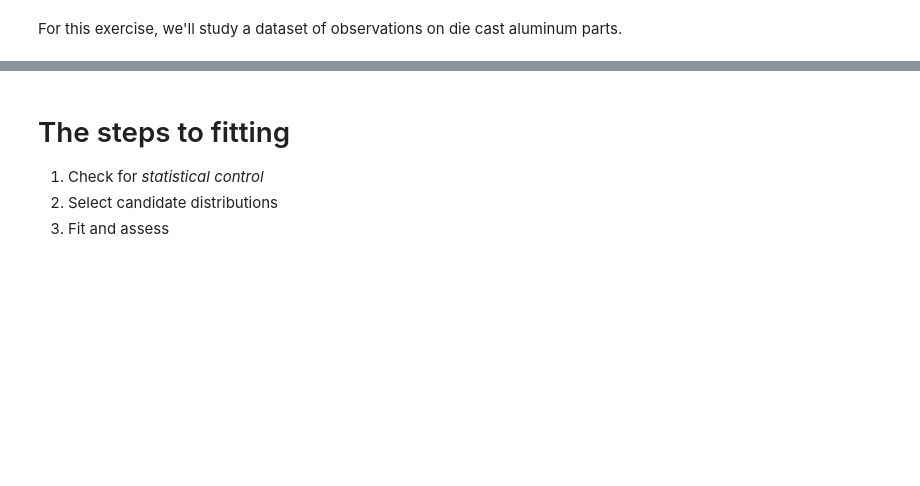
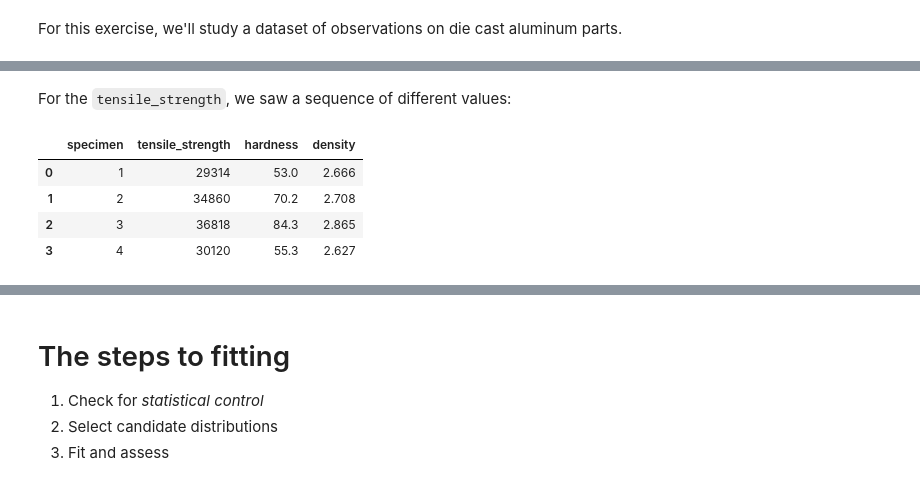
Before and after one commit to zdelrosario/evc-course, a Jupyter notebook: exercises/e-grama06-fit-univar-master.ipynb, the cells around one changed output, grey strips where cells are left out. Cells and saved outputs as stored; diff of their text form; code cells hidden in the pictures; blank space fills up the shorter version.

```diff
--- a/exercises/e-grama06-fit-univar-master.ipynb
+++ b/exercises/e-grama06-fit-univar-master.ipynb
@@ -14,0 +94,13 @@ from grama.data import df_shewhart
+# %% [markdown]
+For the `tensile_strength`, we saw a sequence of different values:
+# %%
+(
+    df_shewhart
+    >> gr.tf_head(4)
+)
+# %% [output]
+|  | specimen | tensile_strength | hardness | density |
+| 0 | 1 | 29314 | 53.0 | 2.666 |
+| 1 | 2 | 34860 | 70.2 | 2.708 |
+| 2 | 3 | 36818 | 84.3 | 2.865 |
+| 3 | 4 | 30120 | 55.3 | 2.627 |
```
Also changed, not shown: parts of 23 cells of this notebook.
